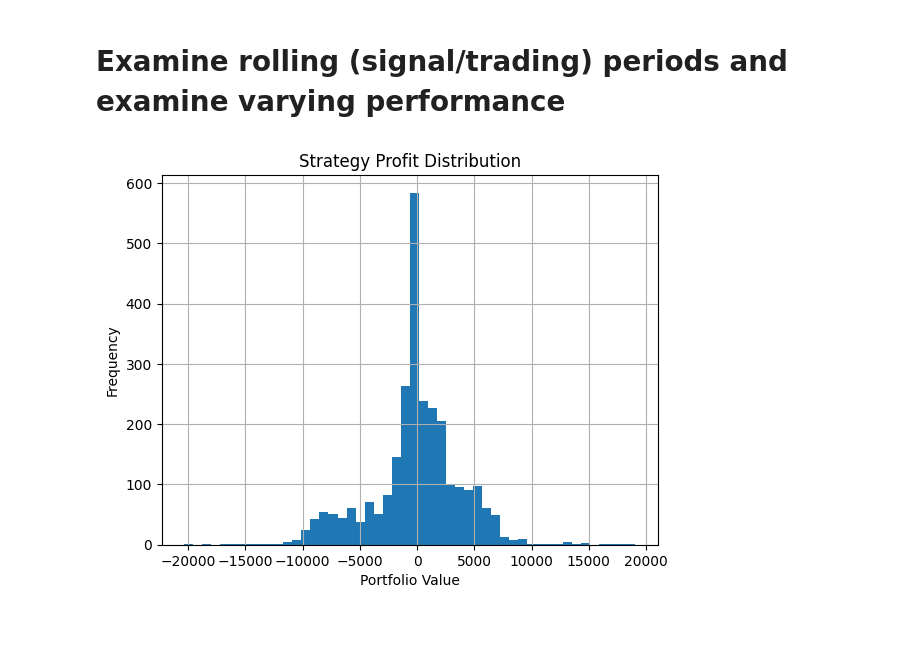
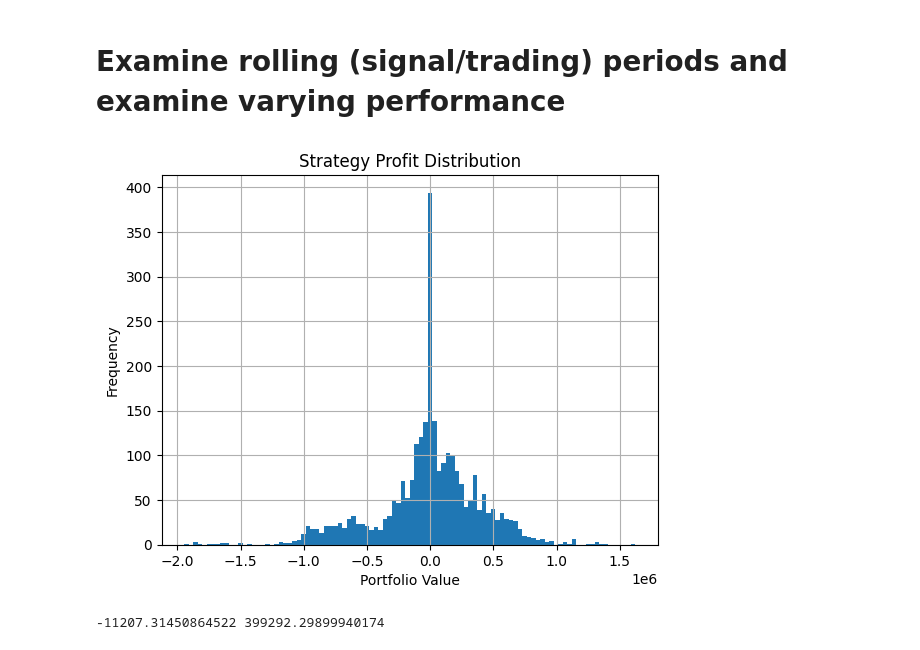
Before and after one commit to howesrichard/CodeFinModUQ, a Jupyter notebook: momentum_looped_RH.ipynb, the cells around one changed output. Saved outputs shown, nothing was run; the diff lists cells and outputs as text; code cells hidden in the pictures.

```diff
--- a/momentum_looped_RH.ipynb
+++ b/momentum_looped_RH.ipynb
@@ -103,7 +120,7 @@ def plot_signal_period(hPricesIDX, topPerformers, bottomPerformers, otherTickers
     print('Bottom performing tickers:')
     print(signalIndexDT[bottomPerformers].iloc[-1])
 
-def get_long_short_portfolios(signatDT, signal_start_date, opening_portfolio_value, topPerformers, bottomPerformers, numPositions):
+def get_long_short_portfolios(signalDT, signal_start_date, opening_portfolio_value, topPerformers, bottomPerformers, numPositions):
 
     # create a dataframe called longPORT that contains the long portfolio
     topPrices = signalDT.iloc[-1][topPerformers].tolist()
@@ -152,9 +169,9 @@ def plot_portfolio_performance(longPort_values, shortPort_values):
 
 It is easy to use this streamlined program to change parameters to see their effect on performance
 # %%
-signal_start_date = '2015-07-01'
-numPositions = 5
-signal_months = 12
+signal_start_date = '2018-06-01'
+numPositions = 3
+signal_months = 6
 trading_months = 12
 portfolioSize = 10000
 
@@ -191,28 +208,35 @@ GILD     63.985317   31.257171
 # %%
 numPositions = 5
 signal_months = 12
 trading_months = 12
-portfolioSize = 10000
+portfolioSize = 1000000
 
 
 #create a pandas dataframe called portfolioPerformance with 3 columns: 'Long_outcome', 'Short_outcome', 'Long-Short'
 portfolioPerformance = pd.DataFrame(columns=['Long_outcome', 'Short_outcome', 'Long-Short'])
 
 rolling_period_start_dates = hPricesDT.index[0:-trading_months]
 
 # loop through each trading period and calculate the portfolio performance
 for signal_start_date in rolling_period_start_dates:
     signalDT, signalIndexDT, signal_start_date, signal_end_date = get_signal_data(hPricesDT, signal_start_date, signal_months)
     topPerformers, bottomPerformers, otherPerformers = get_top_bottom_tickers(signalDT, signalIndexDT, numPositions)
     shortPORT, longPORT = get_long_short_portfolios(signalDT, signal_start_date, portfolioSize, topPerformers, bottomPerformers, numPositions)
     longPort_values, shortPort_values = run_portfolio_performance(longPORT, shortPORT, hPricesDT, signal_end_date, trading_months)
     portfolioPerformance.loc[signal_start_date] = [longPort_values.iloc[-1]['Total'], shortPort_values.iloc[-1]['Total'], longPort_values.iloc[-1]['Total']-shortPort_values.iloc[-1]['Total']]
 
 # show a histogram of the 'Long-Short' column
-portfolioPerformance['Long-Short'].hist(bins=50)
+portfolioPerformance['Long-Short'].hist(bins=100)
 plt.xlabel('Portfolio Value')
 plt.ylabel('Frequency')
 plt.title('Strategy Profit Distribution')
 plt.show()
 # %% [output]
-[figure, old version]
+[figure, new version]
+# %%
+# calculate the mean and standard deviation of the 'Long-Short' column
+mean = portfolioPerformance['Long-Short'].mean()
+std = portfolioPerformance['Long-Short'].std()
+print(mean, std)
+# %% [output]
+-11207.31450864522 399292.29899940174
```
Also changed, not shown: parts of 2 cells of this notebook, 3 other files.
